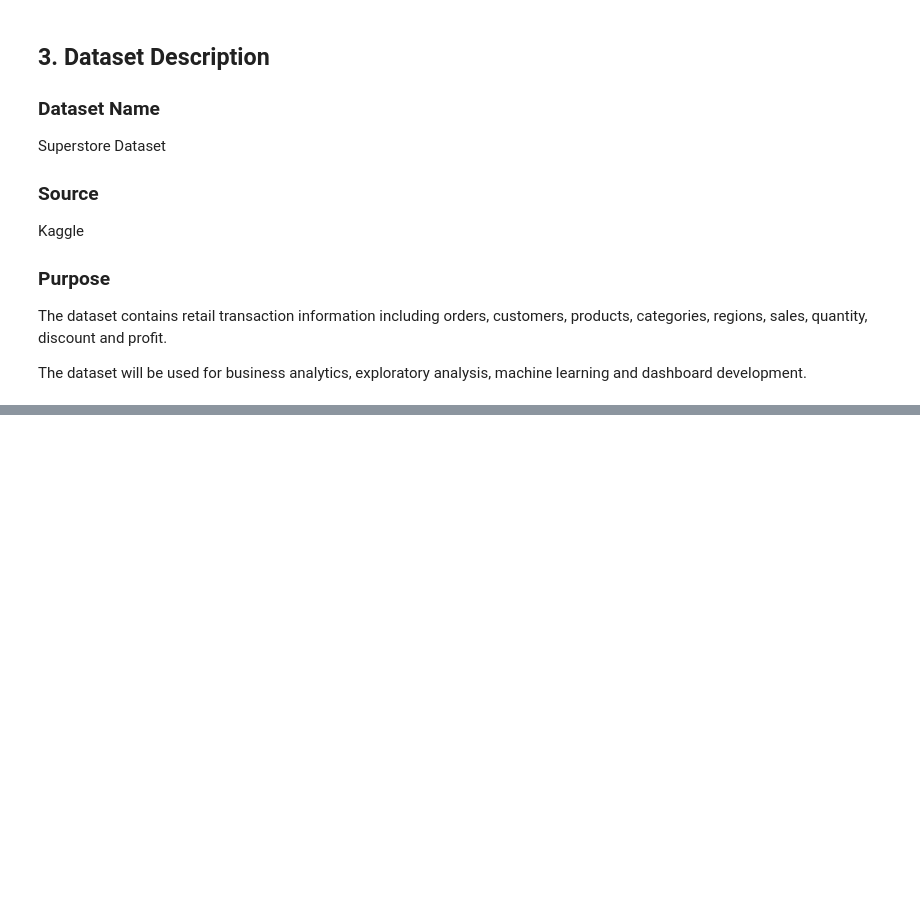
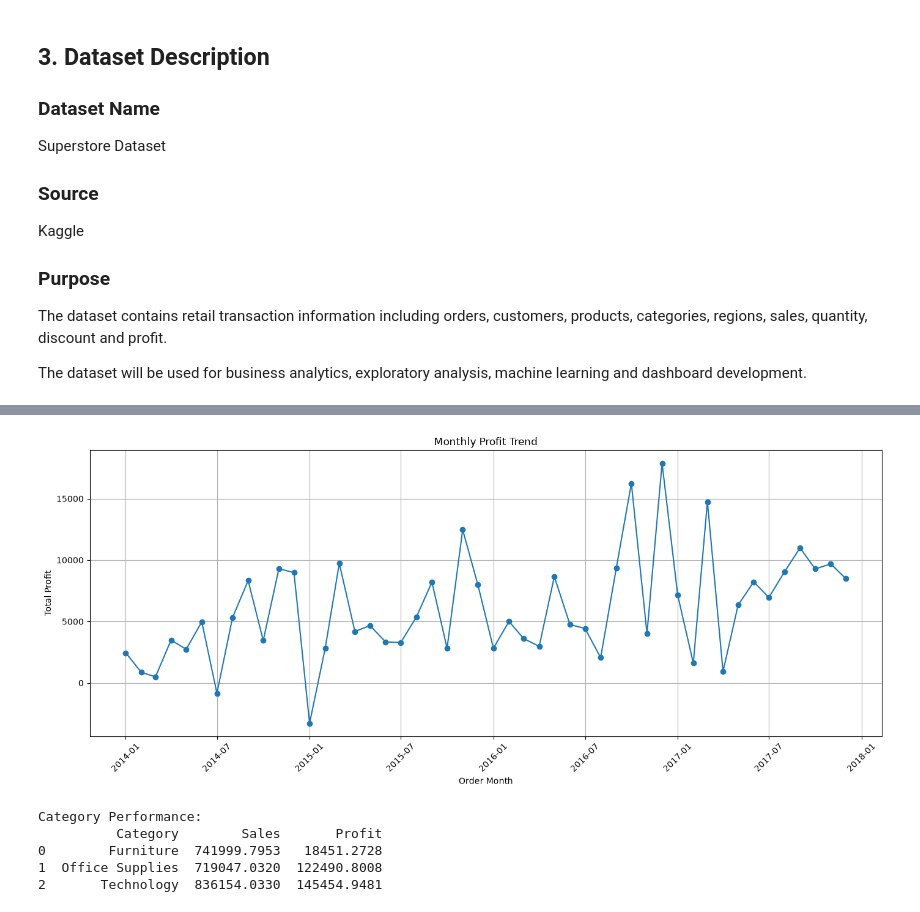
Before and after one commit to jayalaxmi1208-oss/AI_Retail_Business_Analytics, a Jupyter notebook: notebooks/JayalaxmiT_AIRetailBusinessAnalytics.ipynb, the cells around one changed output, grey strips where cells are left out. Drawn from its saved outputs; the diff is of its cells as text; code cells hidden in the pictures; blank space fills up the shorter version.

```diff
--- a/notebooks/JayalaxmiT_AIRetailBusinessAnalytics.ipynb
+++ b/notebooks/JayalaxmiT_AIRetailBusinessAnalytics.ipynb
@@ -85,0 +130,4 @@ ImportError: DLL load failed while importing writers: An Application Control pol
+# %%
+df = pd.read_csv(DATA_PATH, encoding="latin1")
+
+print("Dataset loaded successfully!")
@@ -85,0 +478,13 @@ ImportError: DLL load failed while importing writers: An Application Control pol
+# %%
+monthly_profit = (
+    clean_df.groupby("Order Month")["Profit"]
+    .sum()
+    .reset_index()
+)
+
+monthly_profit["Order Month"] = pd.to_datetime(
+    monthly_profit["Order Month"]
+)
+
+print("Monthly profit data:")
+print(monthly_profit.head())
@@ -85,0 +499,34 @@ ImportError: DLL load failed while importing writers: An Application Control pol
+# %%
+plt.figure(figsize=(14, 6))
+
+plt.plot(
+    monthly_profit["Order Month"],
+    monthly_profit["Profit"],
+    marker="o"
+)
+
+plt.title("Monthly Profit Trend")
+plt.xlabel("Order Month")
+plt.ylabel("Total Profit")
+plt.xticks(rotation=45)
+plt.grid(True)
+plt.tight_layout()
+
+plt.show()
+# %% [output]
+[figure, added]
+# %%
+category_performance = (
+    clean_df.groupby("Category")[["Sales", "Profit"]]
+    .sum()
+    .reset_index()
+)
+
+print("Category Performance:")
+print(category_performance)
+# %% [output]
+Category Performance:
+          Category        Sales       Profit
+0        Furniture  741999.7953   18451.2728
+1  Office Supplies  719047.0320  122490.8008
+2       Technology  836154.0330  145454.9481
```
Also changed, not shown: parts of 44 cells of this notebook.
